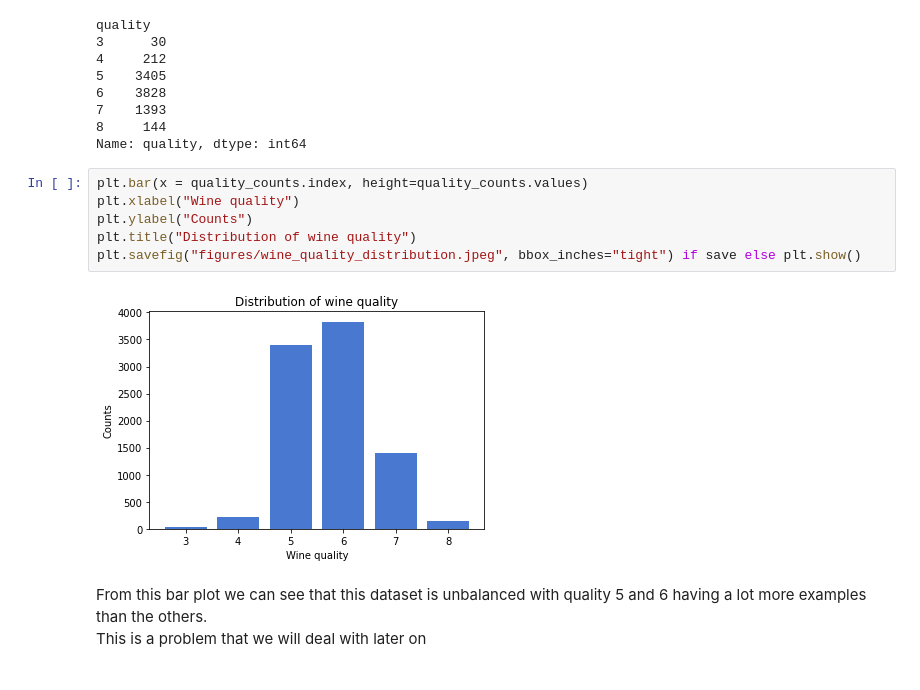
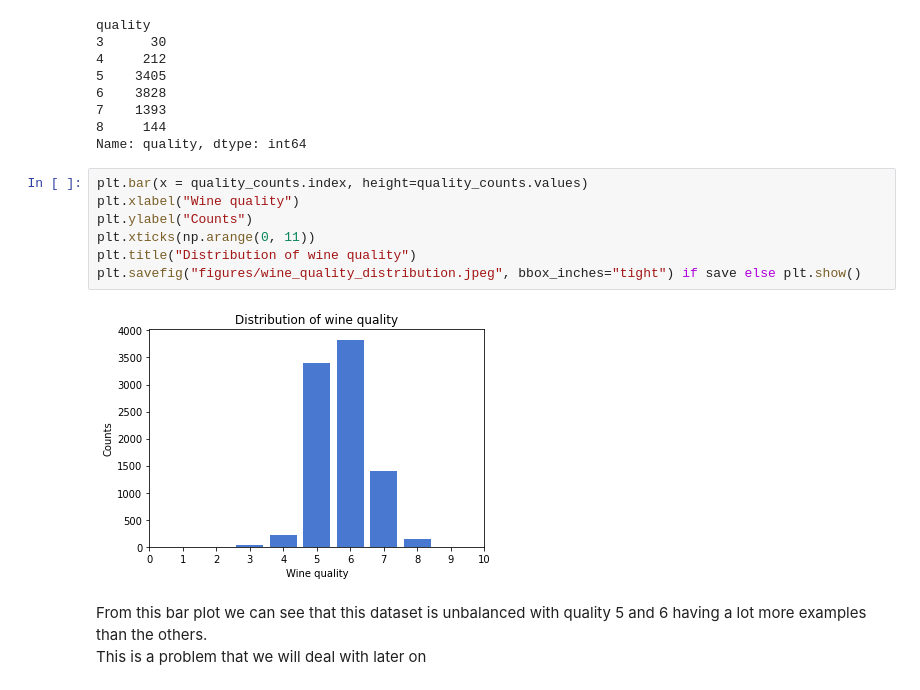
Before and after one commit to GustavoGil13/classifiers-red-wine-quality, a Jupyter notebook: classifiers.ipynb, the cells around one changed output. Saved outputs shown, nothing was run; the diff lists cells and outputs as text.

```diff
--- a/classifiers.ipynb
+++ b/classifiers.ipynb
@@ -129,11 +129,12 @@ Name: quality, dtype: int64
 # %%
 plt.bar(x = quality_counts.index, height=quality_counts.values)
 plt.xlabel("Wine quality")
 plt.ylabel("Counts")
+plt.xticks(np.arange(0, 11))
 plt.title("Distribution of wine quality")
 plt.savefig("figures/wine_quality_distribution.jpeg", bbox_inches="tight") if save else plt.show()
 # %% [output]
-[figure, old version]
+[figure, new version]
 # %% [markdown]
 From this bar plot we can see that this dataset is unbalanced with quality 5 and 6 having a lot more examples than the others.<br>
 This is a problem that we will deal with later on
```
